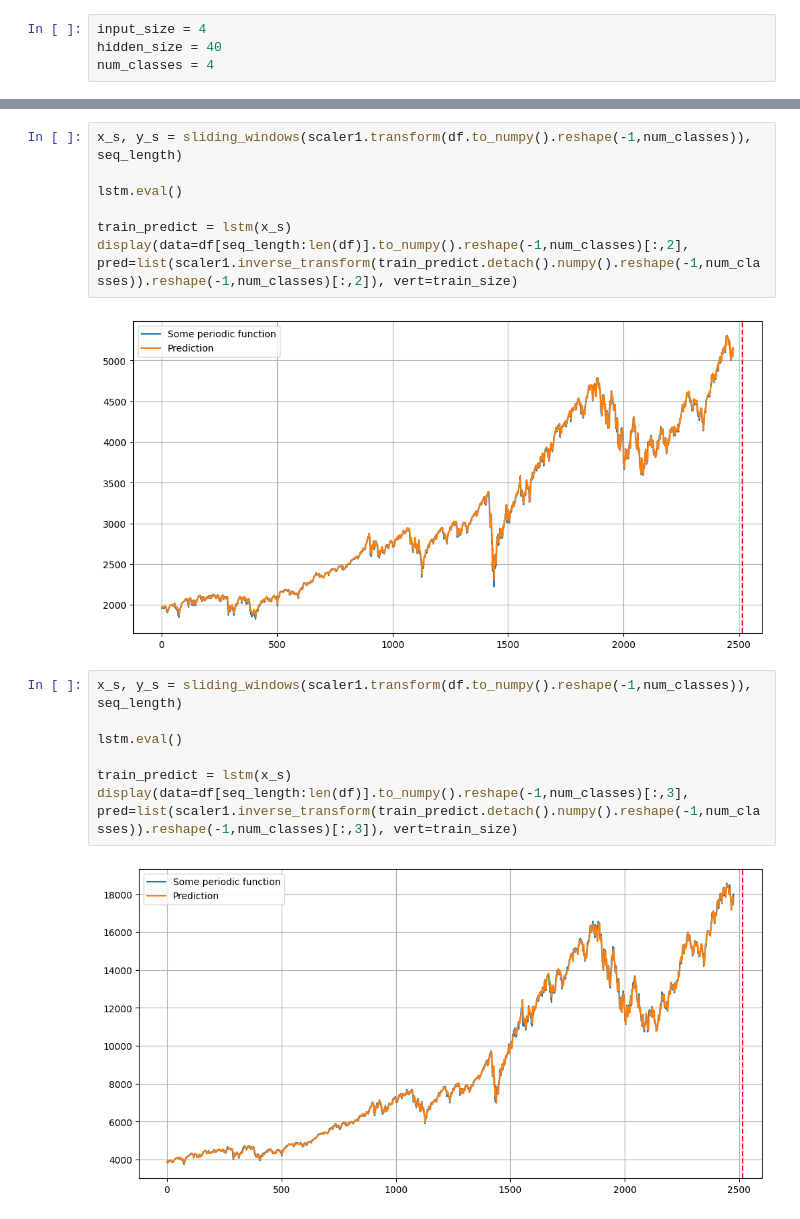
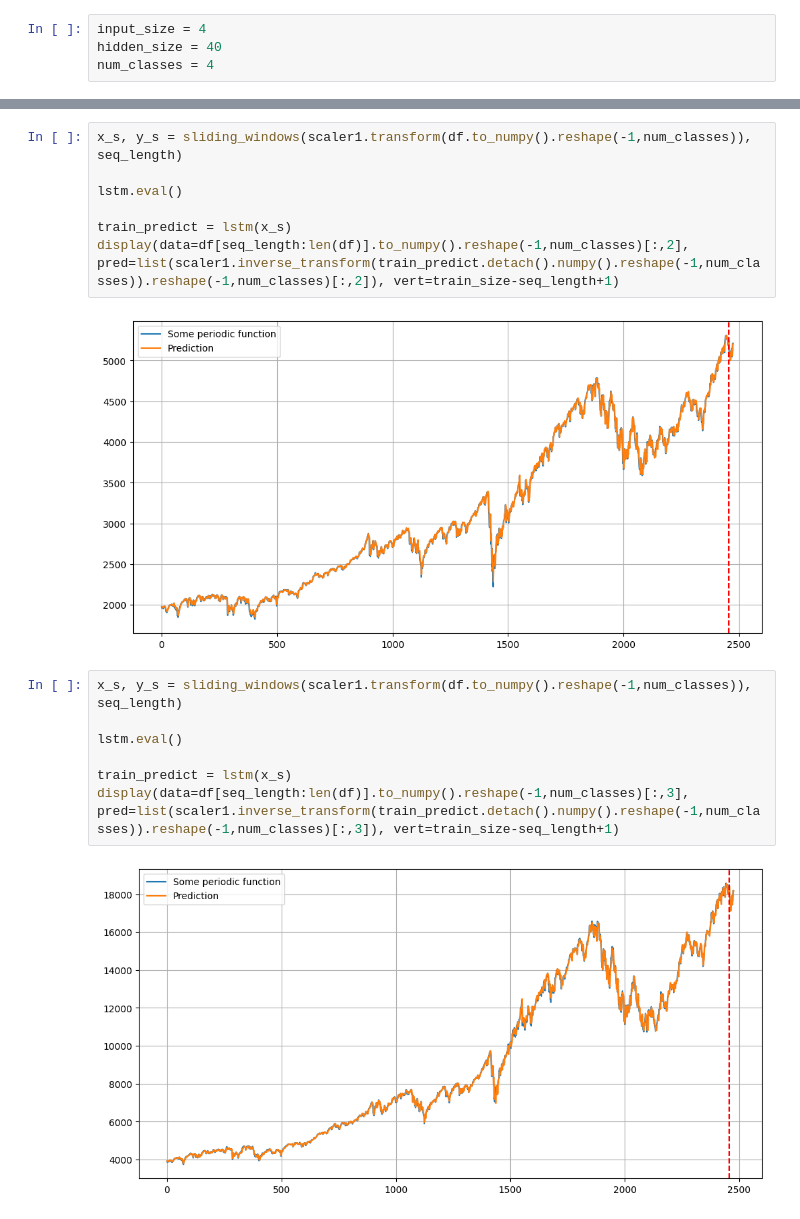
Before and after one commit to alexkalitenko125/ML_for_finance, a Jupyter notebook: Finance_NVIDIA.ipynb, the cells around one changed output, grey strips where cells are left out. Drawn from its saved outputs; the diff is of its cells as text.

```diff
--- a/Finance_NVIDIA.ipynb
+++ b/Finance_NVIDIA.ipynb
@@ -395,19 +395,19 @@ display(data=df[seq_length:len(df)].to_numpy().reshape(-1,num_classes)[:,1], pre
 # %%
 x_s, y_s = sliding_windows(scaler1.transform(df.to_numpy().reshape(-1,num_classes)), seq_length)
 
 lstm.eval()
 
 train_predict = lstm(x_s)
-display(data=df[seq_length:len(df)].to_numpy().reshape(-1,num_classes)[:,2], pred=list(scaler1.inverse_transform(train_predict.detach().numpy().reshape(-1,num_classes)).reshape(-1,num_classes)[:,2]), vert=train_size)
+display(data=df[seq_length:len(df)].to_numpy().reshape(-1,num_classes)[:,2], pred=list(scaler1.inverse_transform(train_predict.detach().numpy().reshape(-1,num_classes)).reshape(-1,num_classes)[:,2]), vert=train_size-seq_length+1)
 # %% [output]
-[figure, old version]
+[figure, new version]
 # %%
 x_s, y_s = sliding_windows(scaler1.transform(df.to_numpy().reshape(-1,num_classes)), seq_length)
 
 lstm.eval()
 
 train_predict = lstm(x_s)
-display(data=df[seq_length:len(df)].to_numpy().reshape(-1,num_classes)[:,3], pred=list(scaler1.inverse_transform(train_predict.detach().numpy().reshape(-1,num_classes)).reshape(-1,num_classes)[:,3]), vert=train_size)
+display(data=df[seq_length:len(df)].to_numpy().reshape(-1,num_classes)[:,3], pred=list(scaler1.inverse_transform(train_predict.detach().numpy().reshape(-1,num_classes)).reshape(-1,num_classes)[:,3]), vert=train_size-seq_length+1)
 # %% [output]
-[figure, old version]
+[figure, new version]
 # %%
```
Also changed, not shown: parts of 29 cells of this notebook.
